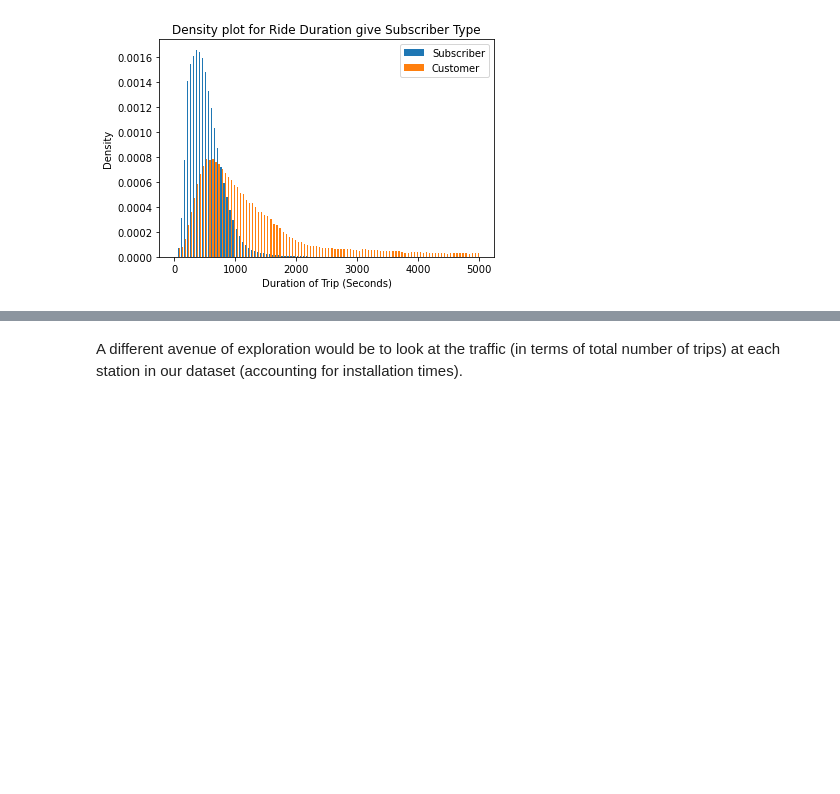
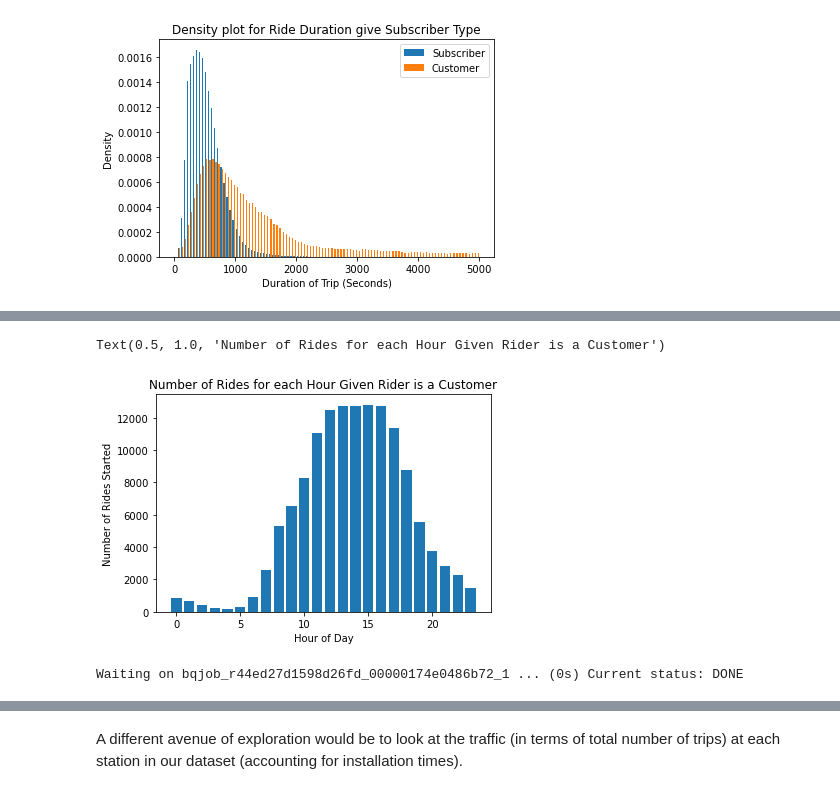
Before and after one commit to isaacvernon1/w205Project1, a Jupyter notebook: Project_1.ipynb, the cells around one changed output, grey strips where cells are left out. Drawn from its saved outputs; the diff is of its cells as text; code cells hidden in the pictures; blank space fills up the shorter version.

Commit message:
Part of Recs Done

```diff
--- a/Project_1.ipynb
+++ b/Project_1.ipynb
@@ -376,0 +393,3 @@ MORE ANALYSIS
+# %%
+chours = pd.read_csv("CustomerHours.csv")
+chours.head()
@@ -376,0 +403,47 @@ MORE ANALYSIS
+# %%
+plt.bar(chours["Start_Hour"], chours["Number_of_Trips"])
+plt.xlabel('Hour of Day')
+plt.ylabel('Number of Rides Started')
+plt.title('Number of Rides for each Hour Given Rider is a Customer')
+# %% [output]
+Text(0.5, 1.0, 'Number of Rides for each Hour Given Rider is a Customer')
+[figure, added]
+# %%
+! bq query --use_legacy_sql=FALSE --format=csv \
+'SELECT\
+  COUNT(*) AS Number_of_Trips,\
+  Day_of_Week,\
+  MAX(dow) AS dow,\
+  sum(duration_minutes) / COUNT (*) AS Average_Trip_Length_Minutes\
+FROM (\
+  SELECT\
+    *,\
+    CASE EXTRACT(DAYOFWEEK\
+    FROM\
+      start_date)\
+      WHEN 1 THEN "Sunday"\
+      WHEN 2 THEN "Monday"\
+      WHEN 3 THEN "Tuesday"\
+      WHEN 4 THEN "Wednesday"\
+      WHEN 5 THEN "Thursday"\
+      WHEN 6 THEN "Friday"\
+      WHEN 7 THEN "Saturday"\
+  END\
+    AS Day_of_Week,\
+    EXTRACT(DAYOFWEEK\
+    FROM\
+      start_date) AS dow,\
+    EXTRACT(HOUR\
+    FROM\
+      start_date) AS Start_Hour,\
+    CAST(ROUND(duration_sec / 60.0) AS INT64) AS duration_minutes\
+  FROM\
+    bigquery-public-data.san_francisco.bikeshare_trips)\
+WHERE\
+  subscriber_type = "Customer"\
+GROUP BY\
+  Day_of_Week\
+ORDER BY\
+  dow ASC' > CustomerDays.csv
+# %% [output]
+Waiting on bqjob_r44ed27d1598d26fd_00000174e0486b72_1 ... (0s) Current status: DONE
```
Also changed, not shown: parts of 14 cells of this notebook.
